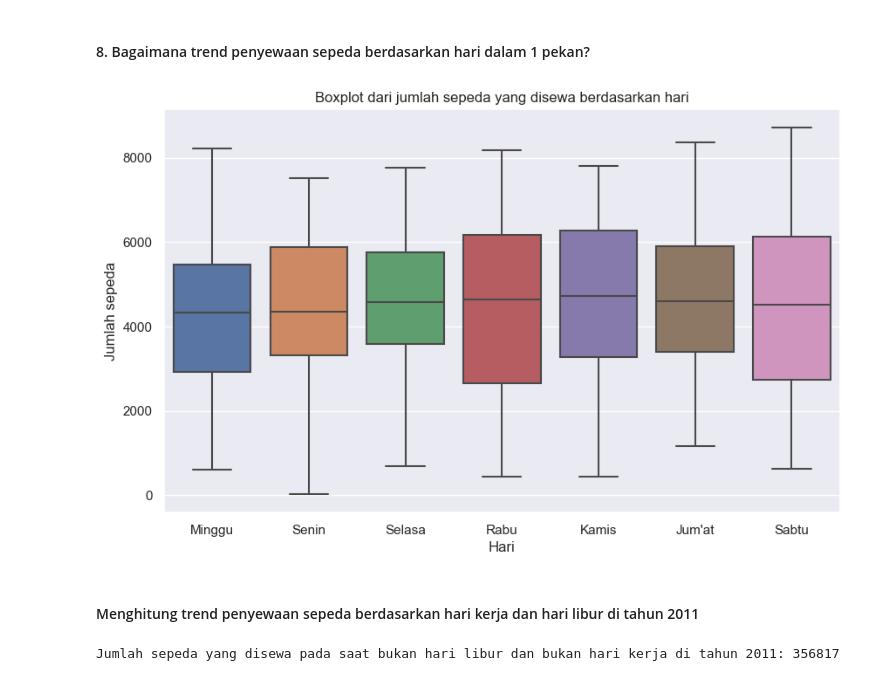
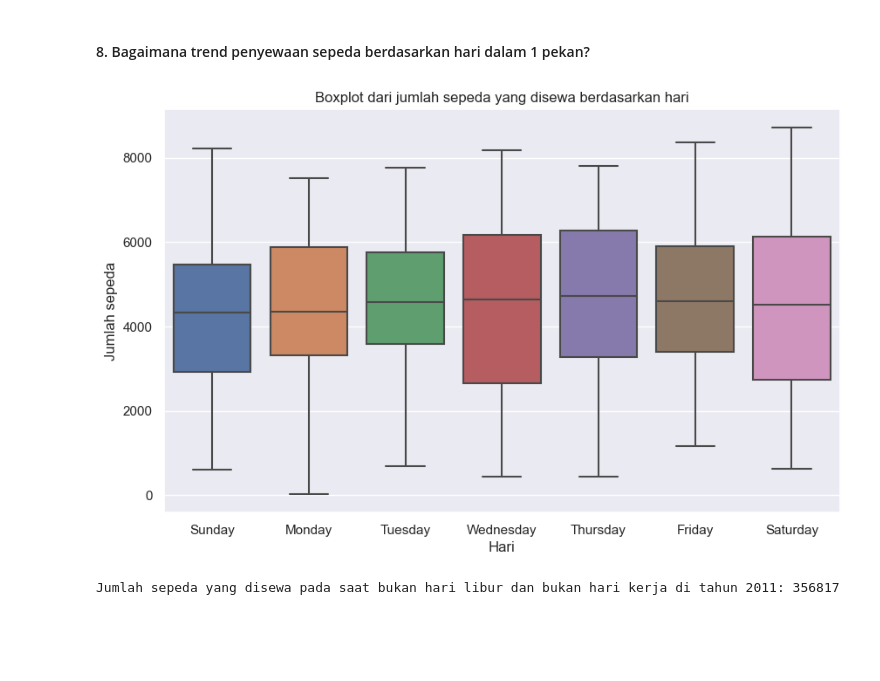
Before and after one commit to noeke7236/bikesharing, a Jupyter notebook: notebook.ipynb, the cells around one changed output. Saved outputs shown, nothing was run; the diff lists cells and outputs as text; code cells hidden in the pictures; blank space fills up the shorter version.

```diff
--- a/notebook.ipynb
+++ b/notebook.ipynb
@@ -493,22 +500,19 @@ plt.show()
 # %%
 # Plotting boxplot using seaborn and matplotlib
 plt.figure(figsize=(10, 6))
 box_plot = sns.boxplot(data=rent_data_modified, x="weekday", y="count")
 
 # Adding labels and title
 plt.xlabel("Hari")
 plt.ylabel("Jumlah sepeda")
 plt.title("Boxplot dari jumlah sepeda yang disewa berdasarkan hari")
 
-#weekday_labels = ["Sunday", "Monday", "Tuesday", "Wednesday", "Thursday", "Friday", "Saturday"]
-weekday_labels = ["Minggu", "Senin", "Selasa", "Rabu", "Kamis", "Jum'at", "Sabtu"]
+weekday_labels = ["Sunday", "Monday", "Tuesday", "Wednesday", "Thursday", "Friday", "Saturday"]
 box_plot.set_xticklabels(weekday_labels)
 
 plt.show()
 # %% [output]
-[figure, old version]
+[figure, new version]
-# %% [markdown]
-#### Menghitung trend penyewaan sepeda berdasarkan hari kerja dan hari libur di tahun 2011
 # %%
 #Jumlah sepeda yang disewa pada saat bukan hari libur dan bukan hari kerja
 #Sum holiday=0, workingday=0, yr_mapped=2011
```
Also changed, not shown: parts of 32 cells of this notebook.
